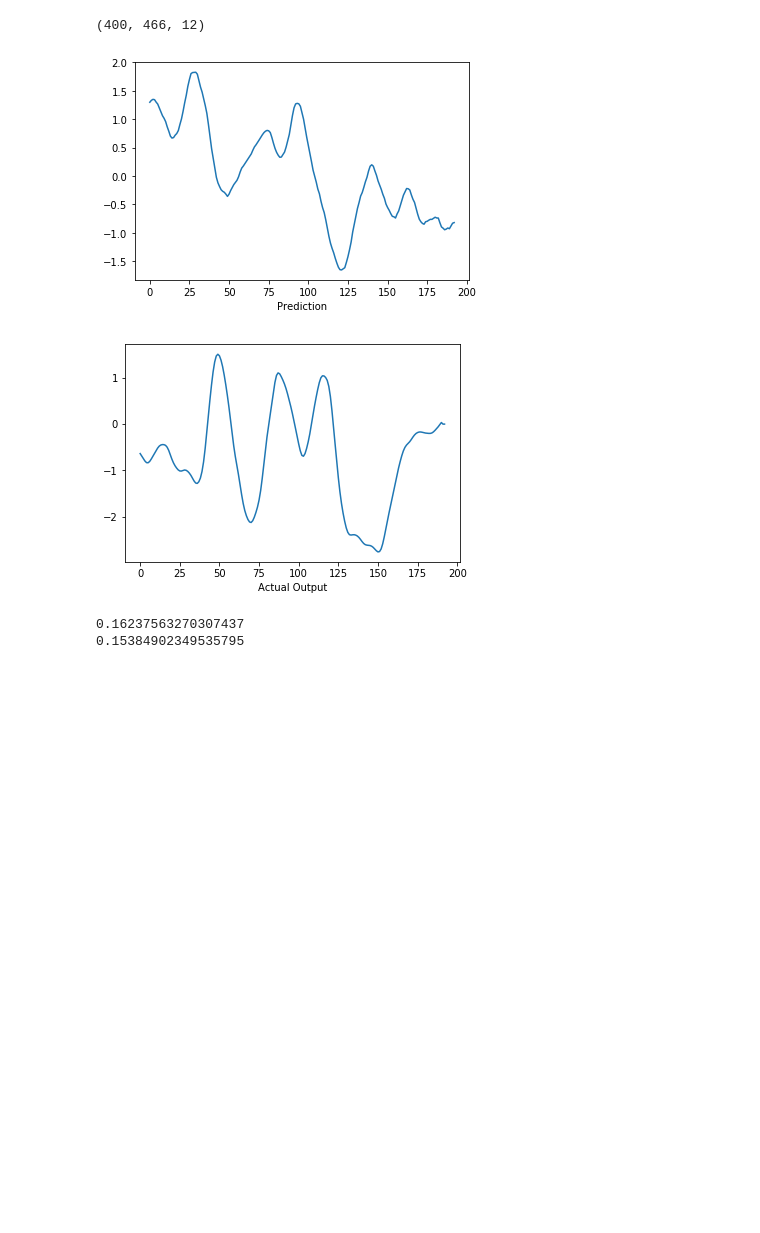
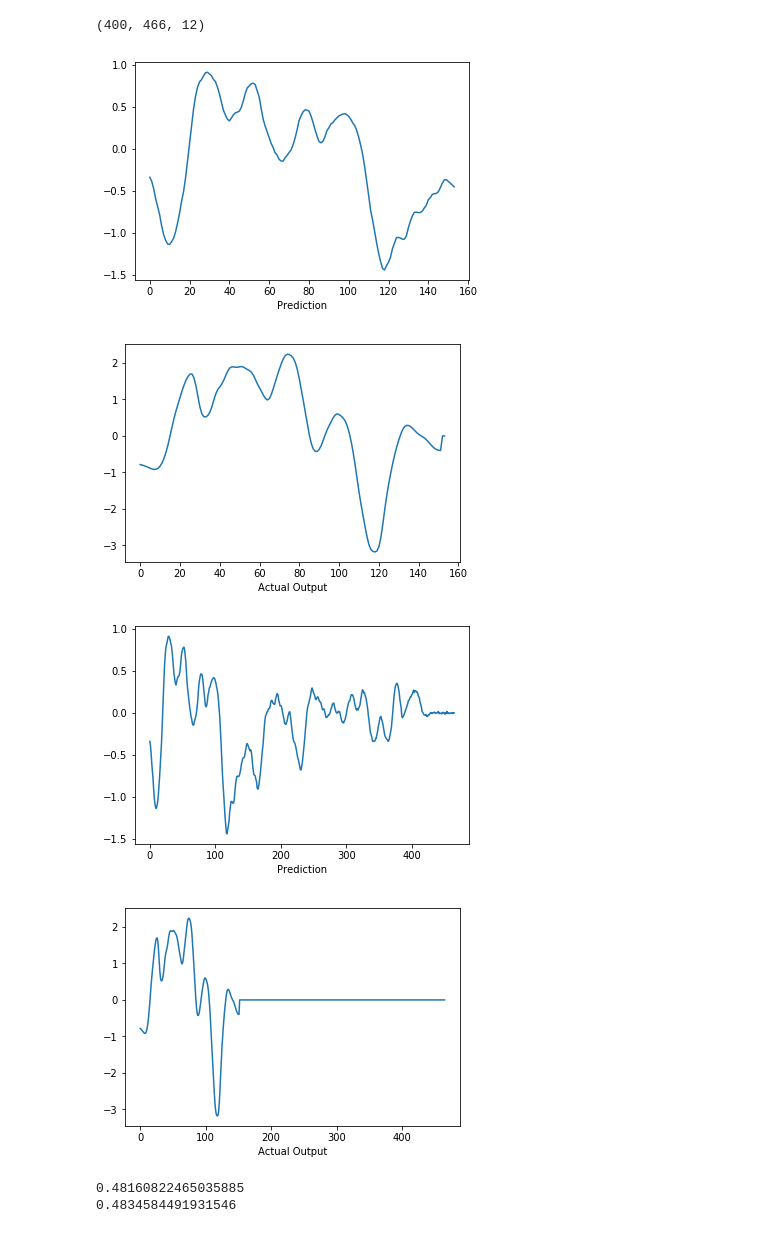
Before and after one commit to shivam13juna/Tacotron2_AAI, a Jupyter notebook: inference.ipynb, the cells around one changed output. Drawn from its saved outputs; the diff is of its cells as text; code cells hidden in the pictures; blank space fills up the shorter version.

```diff
--- a/inference.ipynb
+++ b/inference.ipynb
@@ -41,7 +41,7 @@ hparams.sampling_rate = 22050
 # %% [markdown]
 #### Load model from checkpoint
 # %%
-checkpoint_path = "checkpoints/checkpoint_705000"
+checkpoint_path = "checkpoints/checkpoint_275000"
 model = load_model(hparams)
 model.load_state_dict(torch.load(checkpoint_path)['state_dict'])
 _ = model.eval()
@@ -178,25 +189,38 @@ check = []
 for i in train_ema_len:
     check.append(int(i))
 # %%
-noo, point= 8, 11
+noo, point= 1, 5
 
 plt.plot(output[noo,:check[noo],point])
 plt.xlabel('Prediction')
 plt.show()
 
 
 
 plt.plot(train_ema[noo,:check[noo],point])
 plt.xlabel('Actual Output')
 plt.show()
 
 
+plt.plot(output[noo,:,point])
+plt.xlabel('Prediction')
+plt.show()
+
+
+
+plt.plot(train_ema[noo,:,point])
+plt.xlabel('Actual Output')
+plt.show()
+
+
 
 
 # print(pearsonr(test_ema[noo,:,11],translation[noo,:,11])[0])
 # %% [output]
-[figure, old version]
+[figure, new version]
-[figure, old version]
+[figure, new version]
+[figure, added]
+[figure, added]
 # %%
 count=0
 avg=0.0
@@ -219,5 +243,5 @@ avg=float(avg/count)
 
 print(avg)
 # %% [output]
-0.16237563270307437
-0.15384902349535795
+0.48160822465035885
+0.4834584491931546
```
Also changed, not shown: parts of 4 cells of this notebook, 2 other files.
